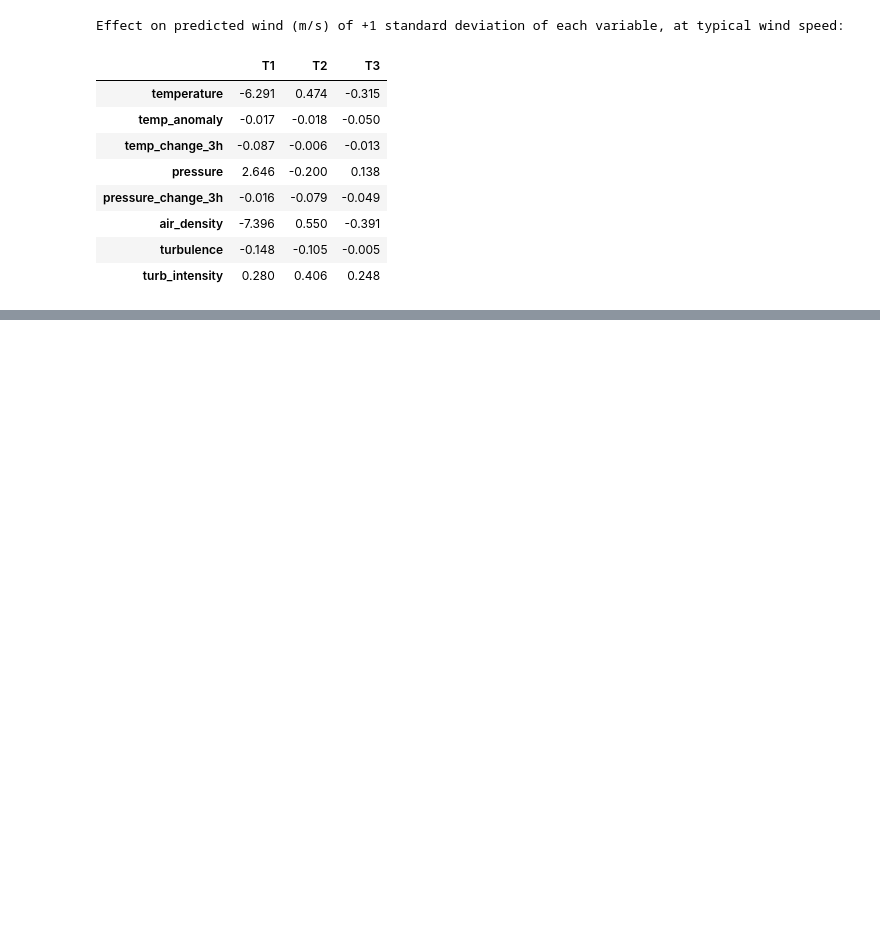
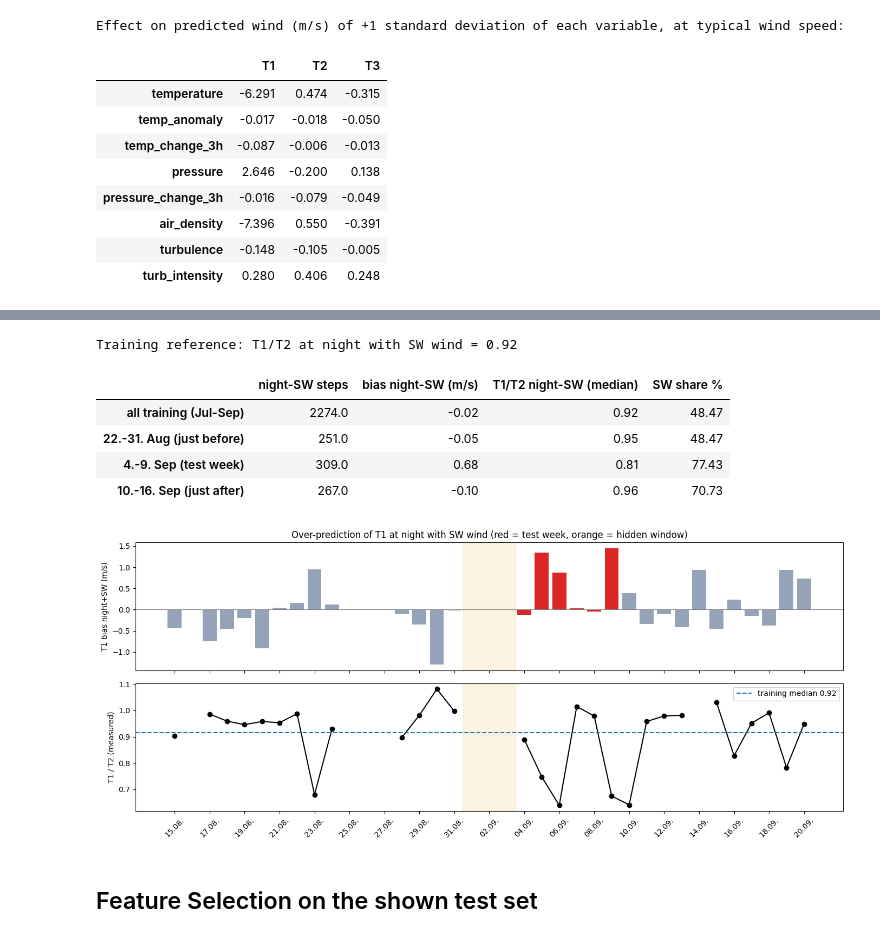
Before and after one commit to AdrianBodrug/Gone-with-the-wind-BayWe-Challenge, a Jupyter notebook: notebooks/data_analysis.ipynb, the cells around one changed output, grey strips where cells are left out. Cells and saved outputs as stored; diff of their text form; code cells hidden in the pictures; blank space fills up the shorter version.

```diff
--- a/notebooks/data_analysis.ipynb
+++ b/notebooks/data_analysis.ipynb
@@ -2685,0 +3059,62 @@ Effect on predicted wind (m/s) of +1 standard deviation of each variable, at typ
+# %%
+# Is the deep night-time SW wake at T1 a multi-day regime around the hidden window?
+def circmean(df):
+    x = np.deg2rad(df); return np.rad2deg(np.arctan2(np.sin(x).mean(axis=1), np.cos(x).mean(axis=1))) % 360
+dir_O = circmean(wide["wind_direction"][["O1", "O2"]])
+is_sw = (dir_O >= 200) & (dir_O <= 290)
+is_night = pd.Series((full_idx.hour >= 20) | (full_idx.hour < 7), index=full_idx)
+
+# out-of-sample T1 prediction everywhere: CV in the training period, model fitted without 4-9 Sep inside the test week
+refset, wmin, extras = MODELS["Picked"]("T1")
+X, ref_cols = config_X("T1", refset, int(wmin / 10), extras)
+f = weighted_predictor("T1", X, ref_cols)
+pred = cv_predict("T1", f).clip(lower=0)
+pred[shown] = f(pd.Series(train_dev, index=full_idx), shown).clip(lower=0)[shown]
+err = pred - ws["T1"]
+ratio = ws["T1"] / ws["T2"]
+ok_ratio = ws["T1"].notna() & ws["T2"].notna() & (ws["T2"] > 4)
+
+span = (full_idx >= "2026-08-15") & (full_idx < "2026-09-21")
+day = pd.Series(full_idx.normalize(), index=full_idx)
+ns = is_night & is_sw
+daily = pd.DataFrame({
+    "SW share %": is_sw[span].groupby(day[span]).mean() * 100,
+    "night-SW steps": (ns & err.notna())[span].groupby(day[span]).sum(),
+    "bias night-SW (m/s)": err[span & ns].groupby(day[span & ns]).mean(),
+    "bias day (m/s)": err[span & ~is_night].groupby(day[span & ~is_night]).mean(),
+    "T1/T2 night-SW (measured)": ratio[span & ns & ok_ratio].groupby(day[span & ns & ok_ratio]).median(),
+})
+daily["period"] = np.select([daily.index < "2026-09-01", daily.index < "2026-09-04", daily.index < "2026-09-10"],
+                            ["before", "HIDDEN (no T data)", "TEST WEEK"], "after")
+daily.index = daily.index.strftime("%d.%m.")
+display(daily.round(2))
+
+# summary per period
+train_ns = train_dev & ns
+ref_ratio = ratio[train_ns & ok_ratio].median()
+summary = {}
+for name, mask in [("all training (Jul-Sep)", train_dev),
+                   ("22.-31. Aug (just before)", (full_idx >= "2026-08-22") & (full_idx < "2026-09-01")),
+                   ("4.-9. Sep (test week)", shown),
+                   ("10.-16. Sep (just after)", (full_idx >= "2026-09-10") & (full_idx < "2026-09-17"))]:
+    m = mask & ns
+    summary[name] = {"night-SW steps": int((m & err.notna()).sum()), "bias night-SW (m/s)": err[m].mean(),
+                     "T1/T2 night-SW (median)": ratio[m & ok_ratio].median(), "SW share %": is_sw[mask].mean() * 100}
+print(f"Training reference: T1/T2 at night with SW wind = {ref_ratio:.2f}")
+display(pd.DataFrame(summary).T.round(2))
+
+# plot
+fig, axes = plt.subplots(2, 1, figsize=(14, 6), sharex=True)
+d = daily.reset_index()
+colors = d["period"].map({"before": "#94a3b8", "HIDDEN (no T data)": "#f59e0b", "TEST WEEK": "#dc2626", "after": "#94a3b8"})
+axes[0].bar(d.index, d["bias night-SW (m/s)"].fillna(0), color=colors)
+axes[0].axhline(0, color="grey", lw=0.8); axes[0].set_ylabel("T1 bias night+SW (m/s)")
+axes[0].set_title("Over-prediction of T1 at night with SW wind (red = test week, orange = hidden window)")
+axes[1].plot(d.index, d["T1/T2 night-SW (measured)"], marker="o", color="black")
+axes[1].axhline(ref_ratio, color="tab:blue", ls="--", label=f"training median {ref_ratio:.2f}")
+axes[1].set_ylabel("T1 / T2 (measured)"); axes[1].legend()
+axes[1].set_xticks(d.index[::2], d["index"][::2], rotation=45)
+for ax in axes:
+    ax.axvspan(d.index[d["period"] == "HIDDEN (no T data)"].min() - 0.5, d.index[d["period"] == "HIDDEN (no T data)"].max() + 0.5, color="#f59e0b", alpha=0.12)
+plt.tight_layout(); plt.show()
+# %% [output]
@@ -2685,0 +3138,9 @@ Effect on predicted wind (m/s) of +1 standard deviation of each variable, at typ
+Training reference: T1/T2 at night with SW wind = 0.92
+|  | night-SW steps | bias night-SW (m/s) | T1/T2 night-SW (median) | SW share % |
+| all training (Jul-Sep) | 2274.0 | -0.02 | 0.92 | 48.47 |
+| 22.-31. Aug (just before) | 251.0 | -0.05 | 0.95 | 48.47 |
+| 4.-9. Sep (test week) | 309.0 | 0.68 | 0.81 | 77.43 |
+| 10.-16. Sep (just after) | 267.0 | -0.10 | 0.96 | 70.73 |
+[figure, added]
+# %% [markdown]
+## Feature Selection on the shown test set
```
Also changed, not shown: parts of 13 cells of this notebook, 11 other files.
